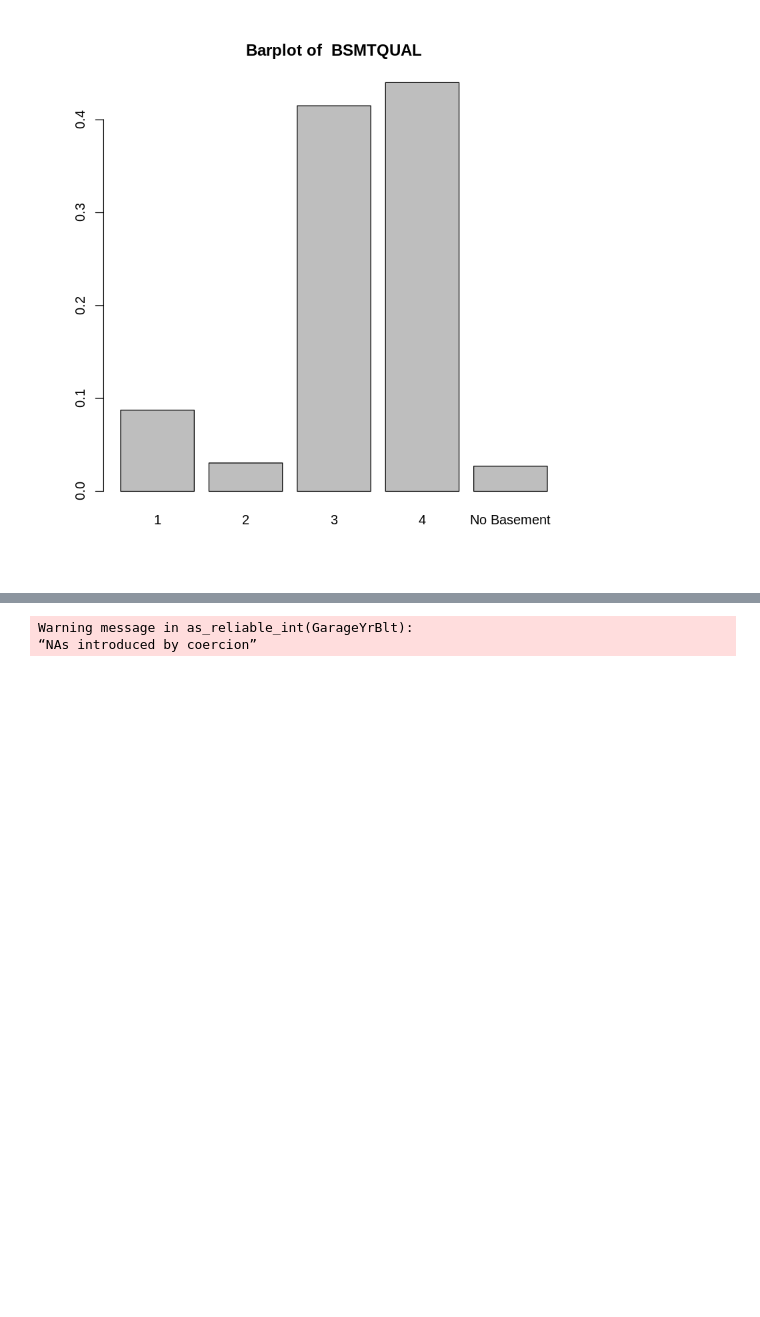
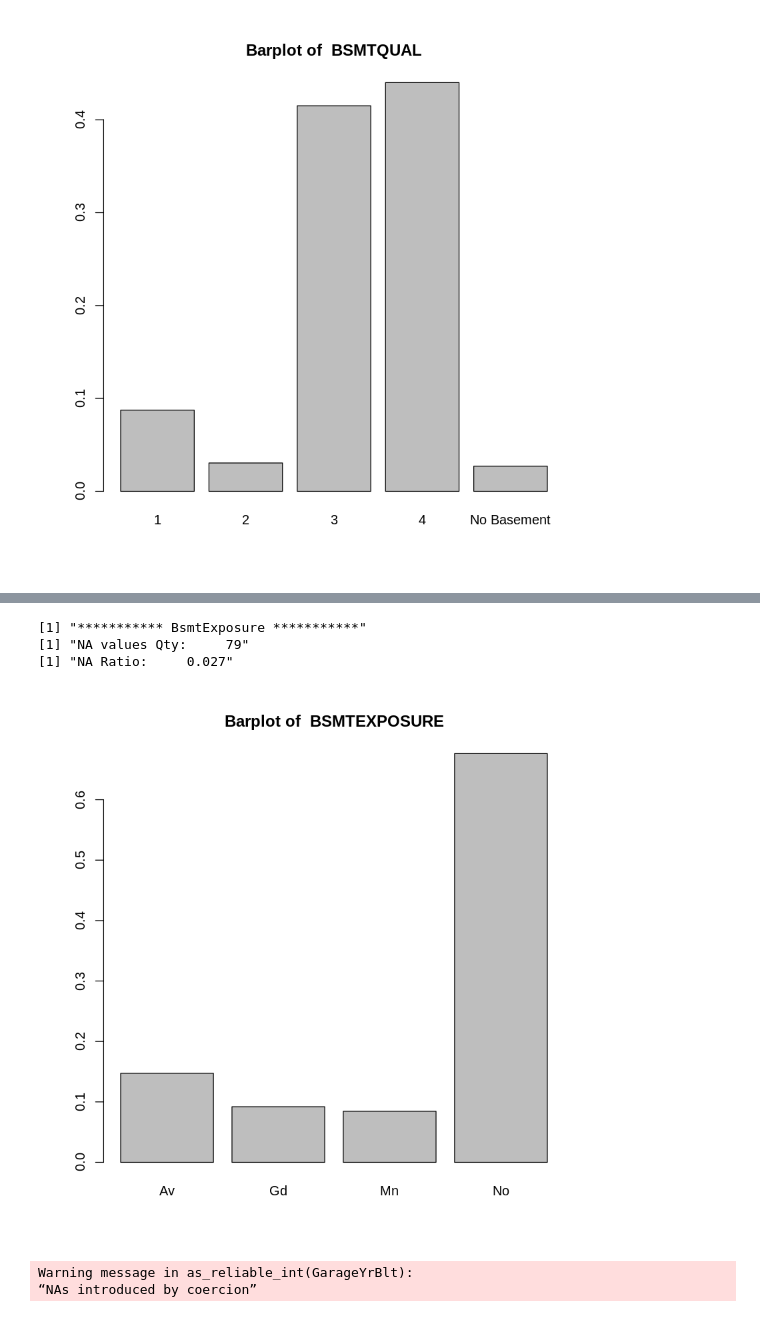
Before and after one commit to amirsaleem1990/Statistics, a Jupyter notebook: House-Prices-Advanced-Regression-Techniques-kaggle-compitation/Untitled1.ipynb, the cells around one changed output, grey strips where cells are left out. Saved outputs shown, nothing was run; the diff lists cells and outputs as text; code cells hidden in the pictures; blank space fills up the shorter version.

```diff
--- a/House-Prices-Advanced-Regression-Techniques-kaggle-compitation/Untitled1.ipynb
+++ b/House-Prices-Advanced-Regression-Techniques-kaggle-compitation/Untitled1.ipynb
@@ -275,0 +286,7 @@ al$BsmtQual <- ifelse(is.na(al$BsmtQual), "No Basement", al$BsmtQual)
+# %%
+desc("BsmtExposure")
+# %% [output]
+[1] "*********** BsmtExposure ***********"
+[1] "NA values Qty:     79"
+[1] "NA Ratio:     0.027"
+[figure, added]
```
Also changed, not shown: parts of 3 cells of this notebook.
